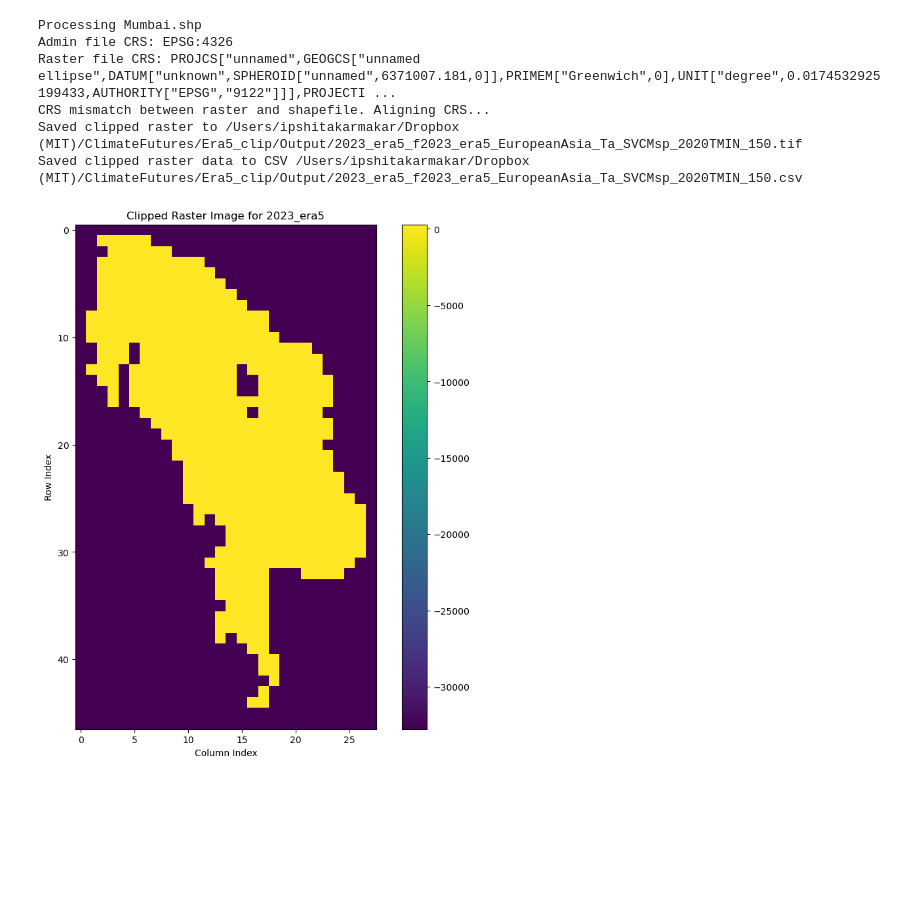
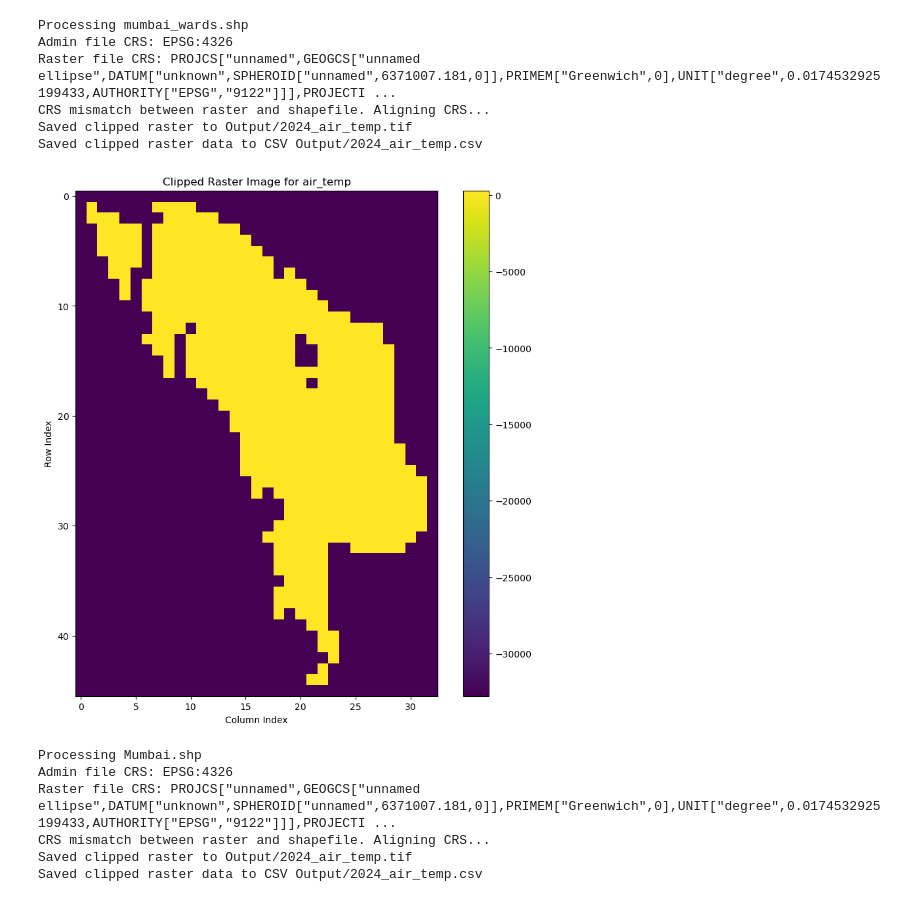
Before and after one commit to ipshitamk/climatereadyfutures, a Jupyter notebook: era5_clip.ipynb, the cells around one changed output. Drawn from its saved outputs; the diff is of its cells as text; code cells hidden in the pictures; blank space fills up the shorter version.

Commit message:
Modified file for temp per ward

```diff
--- a/era5_clip.ipynb
+++ b/era5_clip.ipynb
@@ -12,11 +16,12 @@ from pathlib import Path
 # %%
 country = 'India'
 
-admin_folder = Path(r'/Users/ipshitakarmakar/Dropbox (MIT)/ClimateFutures/Era5_clip/AOI/')
-output_folder = Path(r'/Users/ipshitakarmakar/Dropbox (MIT)/ClimateFutures/Era5_clip/Output')
-input_raster = Path(r'/Users/ipshitakarmakar/Dropbox (MIT)/ClimateFutures/Era5_clip/Raster/EuropeanAsia_Ta_SVCMsp_2020TMIN_150.tif')
-city = ['Mumbai']
-prepend_file_text = '2023_era5'
+admin_folder = Path(r'AOI/')
+ward_file = Path(r'AOI/mumbai_wards.shp')
+output_folder = Path(r'Output')
+input_raster = Path(r'Raster/EuropeanAsia_Ta_SVCMsp_2020TMIN_150.tif')
+city = 'Mumbai'
+prepend_file_text = 'air_temp'
 # %%
 
 
@@ -67,9 +72,9 @@ def clipdata_era(admin_folder, input_raster, output_folder, city):
                 })
 
                 # Construct output file paths with city name in the filename
-                prepend_file_text = f'2023_era5_f{city}_'
-                output_file = os.path.join(output_folder, prepend_file_text + os.path.basename(input_raster))
-                csv_output_file = os.path.join(output_folder, prepend_file_text + os.path.splitext(os.path.basename(input_raster))[0] + '.csv')
+                prepend_file_text = f'2024_'+f'{city}'
+                output_file = os.path.join(output_folder, prepend_file_text + '.tif')
+                csv_output_file = os.path.join(output_folder, prepend_file_text+ '.csv')
 
                 # Save clipped raster to file
                 with rasterio.open(output_file, "w", **out_meta) as dest:
@@ -88,12 +93,13 @@ def clipdata_era(admin_folder, input_raster, output_folder, city):
                 # Get the spatial coordinates
                 x_coords, y_coords = rasterio.transform.xy(out_transform, flat_rows, flat_cols)
 
-                # Create a DataFrame
                 df = pd.DataFrame({
                     'x': x_coords,
                     'y': y_coords,
                     'value': flat_array
                 })
+
+                df = df[df['value'] > 0]
 
                 # Save DataFrame to CSV
                 df.to_csv(csv_output_file, index=False)
@@ -108,12 +114,18 @@ def clipdata_era(admin_folder, input_raster, output_folder, city):
                 plt.ylabel('Row Index')
                 plt.show()
 # %%
-clipdata_era(admin_folder,input_raster,output_folder,prepend_file_text)
+mum_clip = clipdata_era(admin_folder,input_raster,output_folder,prepend_file_text)
 # %% [output]
-Processing Mumbai.shp
+Processing mumbai_wards.shp
 Admin file CRS: EPSG:4326
 Raster file CRS: PROJCS["unnamed",GEOGCS["unnamed ellipse",DATUM["unknown",SPHEROID["unnamed",6371007.181,0]],PRIMEM["Greenwich",0],UNIT["degree",0.0174532925199433,AUTHORITY["EPSG","9122"]]],PROJECTI ...
 CRS mismatch between raster and shapefile. Aligning CRS...
-Saved clipped raster to /Users/ipshitakarmakar/Dropbox (MIT)/ClimateFutures/Era5_clip/Output/2023_era5_f2023_era5_EuropeanAsia_Ta_SVCMsp_2020TMIN_150.tif
-Saved clipped raster data to CSV /Users/ipshitakarmakar/Dropbox (MIT)/ClimateFutures/Era5_clip/Output/2023_era5_f2023_era5_EuropeanAsia_Ta_SVCMsp_2020TMIN_150.csv
+Saved clipped raster to Output/2024_air_temp.tif
+Saved clipped raster data to CSV Output/2024_air_temp.csv
-[figure, old version]
+[figure, new version]
+Processing Mumbai.shp
+Admin file CRS: EPSG:4326
+Raster file CRS: PROJCS["unnamed",GEOGCS["unnamed ellipse",DATUM["unknown",SPHEROID["unnamed",6371007.181,0]],PRIMEM["Greenwich",0],UNIT["degree",0.0174532925199433,AUTHORITY["EPSG","9122"]]],PROJECTI ...
+CRS mismatch between raster and shapefile. Aligning CRS...
+Saved clipped raster to Output/2024_air_temp.tif
+Saved clipped raster data to CSV Output/2024_air_temp.csv
```
Also changed, not shown: parts of 3 cells of this notebook.
